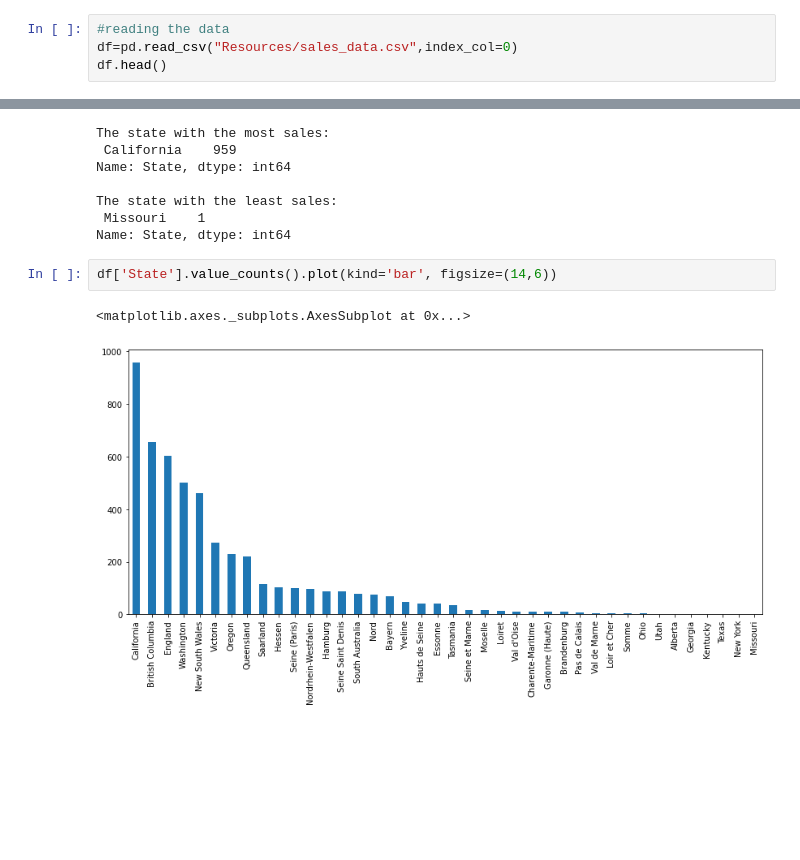
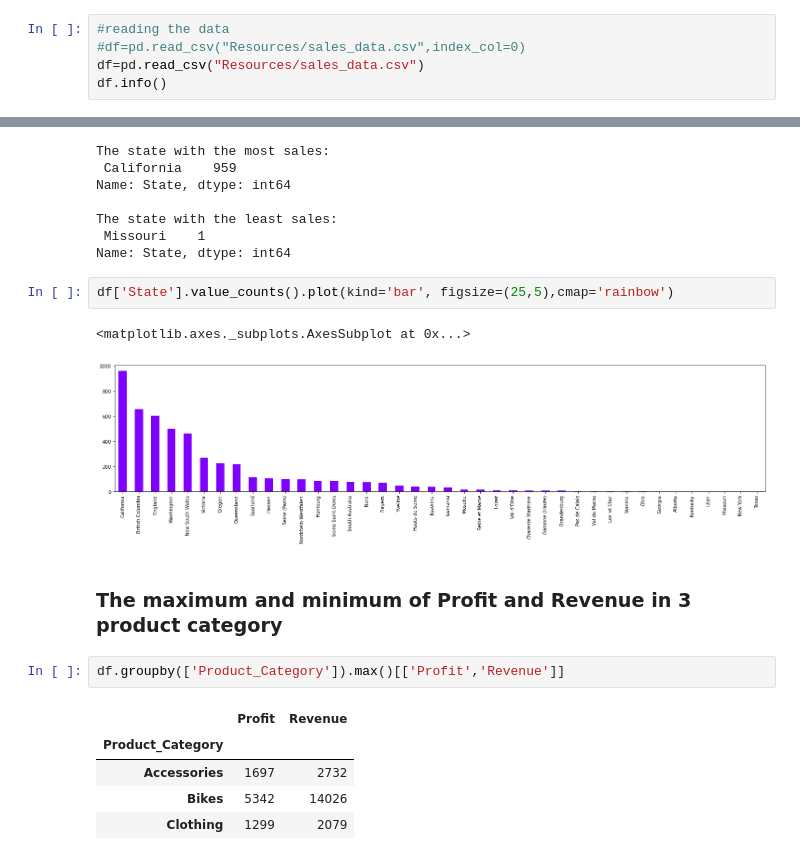
Before and after one commit to lalesafarzade/analysis-and-visualize, a Jupyter notebook: store_sale/store_sale.ipynb, the cells around one changed output, grey strips where cells are left out. Cells and saved outputs as stored; diff of their text form; blank space fills up the shorter version.

```diff
--- a/store_sale/store_sale.ipynb
+++ b/store_sale/store_sale.ipynb
@@ -7,5 +9,6 @@ import pandas as pd
 # %%
 #reading the data
-df=pd.read_csv("Resources/sales_data.csv",index_col=0)
-df.head()
+#df=pd.read_csv("Resources/sales_data.csv",index_col=0)
+df=pd.read_csv("Resources/sales_data.csv")
+df.info()
 # %% [output]
@@ -125,7 +142,17 @@ The state with the least sales:
  Missouri    1
 Name: State, dtype: int64
 # %%
-df['State'].value_counts().plot(kind='bar', figsize=(14,6))
+df['State'].value_counts().plot(kind='bar', figsize=(25,5),cmap='rainbow')
 # %% [output]
 <matplotlib.axes._subplots.AxesSubplot at 0x...>
-[figure, old version]
+[figure, new version]
+# %% [markdown]
+### The maximum and minimum of Profit and Revenue in 3 product category
+# %%
+df.groupby(['Product_Category']).max()[['Profit','Revenue']]
+# %% [output]
+|  | Profit | Revenue |
+| Product_Category |  |  |
+| Accessories | 1697 | 2732 |
+| Bikes | 5342 | 14026 |
+| Clothing | 1299 | 2079 |
```
Also changed, not shown: parts of 33 cells of this notebook.
